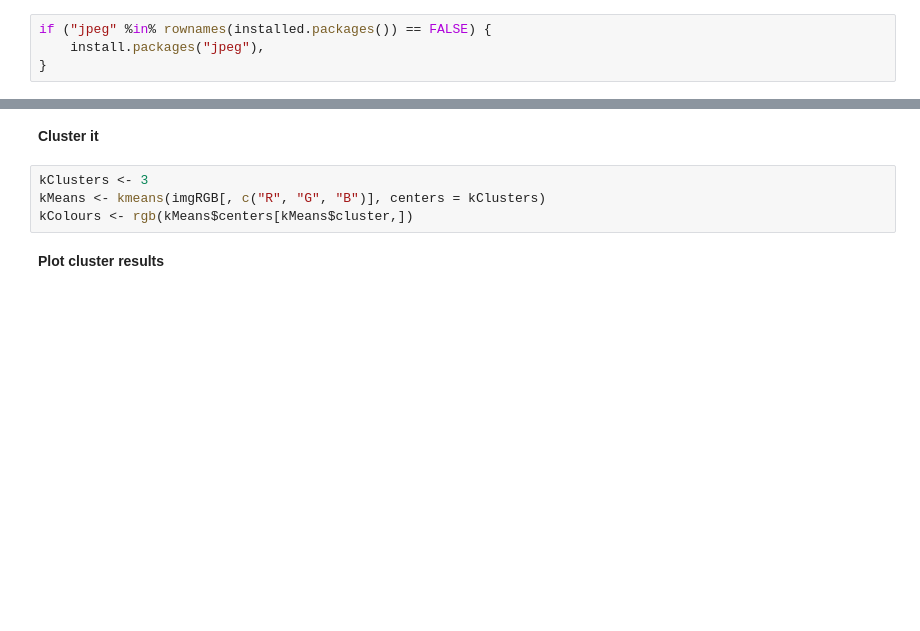
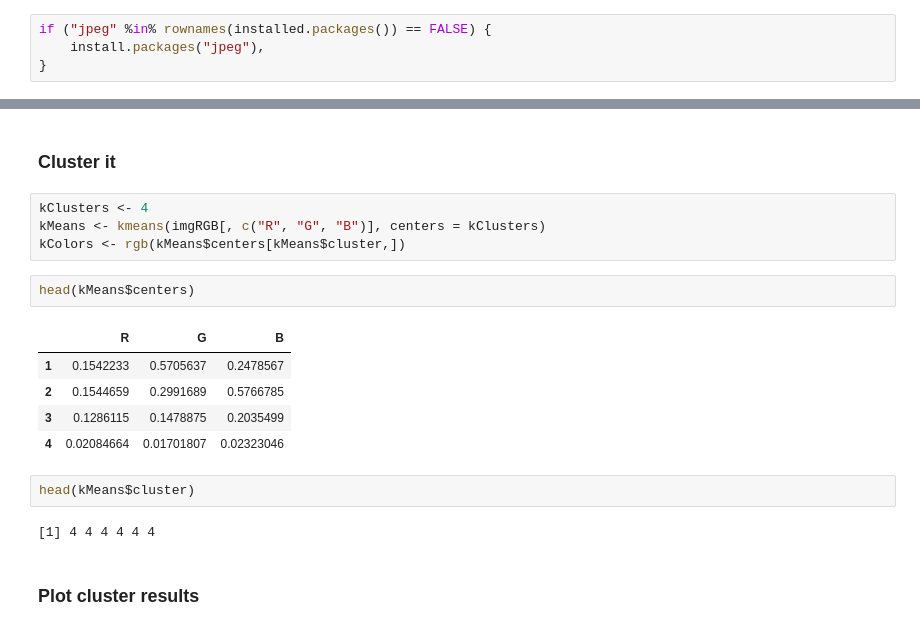
Before and after one commit to michhar/useR2016-tutorial-jupyter, a Jupyter notebook: 03_Image Analysis with k-Means Clustering.ipynb, the cells around one changed output, grey strips where cells are left out. Cells and saved outputs as stored; diff of their text form; blank space fills up the shorter version.

```diff
--- a/03_Image Analysis with k-Means Clustering.ipynb
+++ b/03_Image Analysis with k-Means Clustering.ipynb
@@ -87,8 +111,20 @@ ggplot(data = imgRGB, aes(x = x, y = y)) +
 # %% [markdown]
-**Cluster it**
+### Cluster it
 # %%
-kClusters <- 3
+kClusters <- 4
 kMeans <- kmeans(imgRGB[, c("R", "G", "B")], centers = kClusters)
-kColours <- rgb(kMeans$centers[kMeans$cluster,])
+kColors <- rgb(kMeans$centers[kMeans$cluster,])
+# %%
+head(kMeans$centers)
+# %% [output]
+|  | R | G | B |
+| 1 | 0.1542233 | 0.5705637 | 0.2478567 |
+| 2 | 0.1544659 | 0.2991689 | 0.5766785 |
+| 3 | 0.1286115 | 0.1478875 | 0.2035499 |
+| 4 | 0.02084664 | 0.01701807 | 0.02323046 |
+# %%
+head(kMeans$cluster)
+# %% [output]
+[1] 4 4 4 4 4 4
 # %% [markdown]
-**Plot cluster results**
+### Plot cluster results
```
Also changed, not shown: parts of 13 cells of this notebook, 7 other files.
